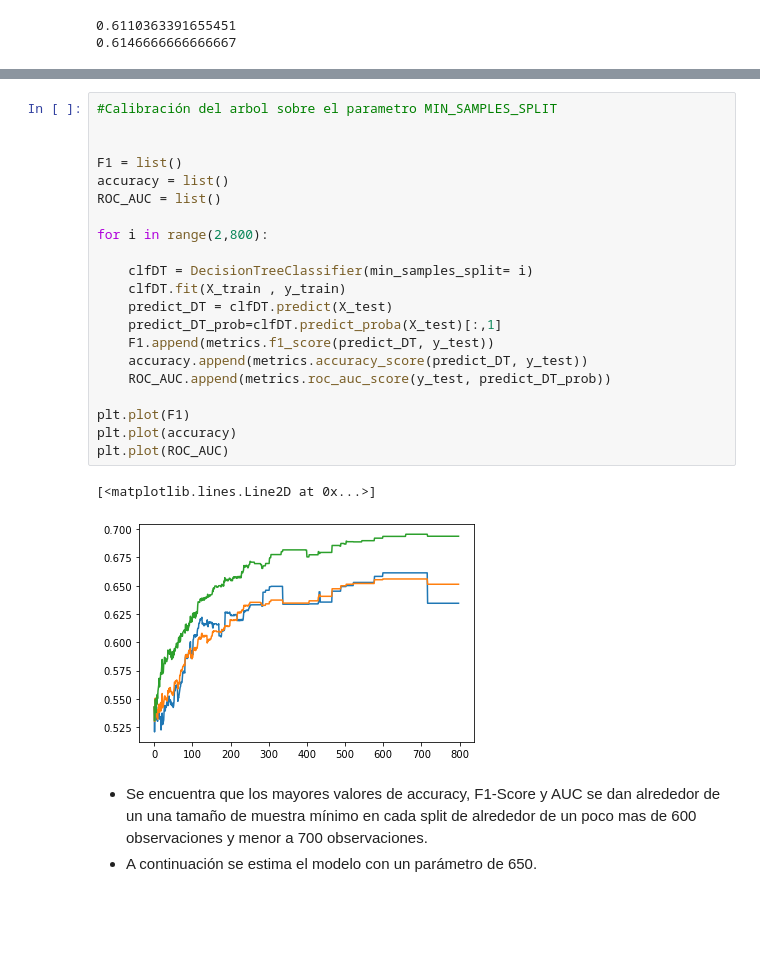
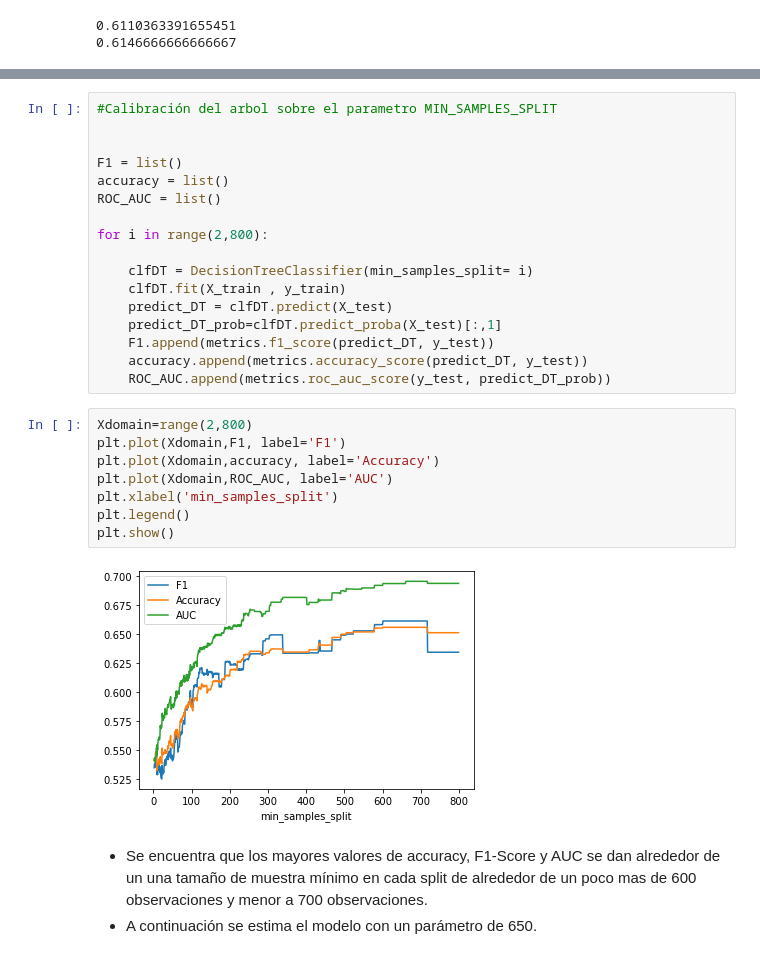
Before and after one commit to js-marin/MIAD_ML_and_NLP, a Jupyter notebook: Semana 1/S1TC1_arboles_ensamblajes.ipynb, the cells around one changed output, grey strips where cells are left out. Drawn from its saved outputs; the diff is of its cells as text; blank space fills up the shorter version.

```diff
--- a/Semana 1/S1TC1_arboles_ensamblajes.ipynb
+++ b/Semana 1/S1TC1_arboles_ensamblajes.ipynb
@@ -423,13 +423,16 @@ for i in range(2,800):
     F1.append(metrics.f1_score(predict_DT, y_test))
     accuracy.append(metrics.accuracy_score(predict_DT, y_test))
     ROC_AUC.append(metrics.roc_auc_score(y_test, predict_DT_prob))
-
-plt.plot(F1)
-plt.plot(accuracy)
-plt.plot(ROC_AUC)
-# %% [output]
-[<matplotlib.lines.Line2D at 0x...>]
-[figure, removed]
+# %%
+Xdomain=range(2,800)
+plt.plot(Xdomain,F1, label='F1')
+plt.plot(Xdomain,accuracy, label='Accuracy')
+plt.plot(Xdomain,ROC_AUC, label='AUC')
+plt.xlabel('min_samples_split')
+plt.legend()
+plt.show()
+# %% [output]
+[figure, added]
 # %% [markdown]
 - Se encuentra que los mayores valores de accuracy, F1-Score y AUC se dan alrededor de un una tamaño de muestra mínimo en cada split de alrededor de un poco mas de 600 observaciones y menor a 700 observaciones.
 - A continuación se estima el modelo con un parámetro de 650.
```
Also changed, not shown: parts of 4 cells of this notebook.
